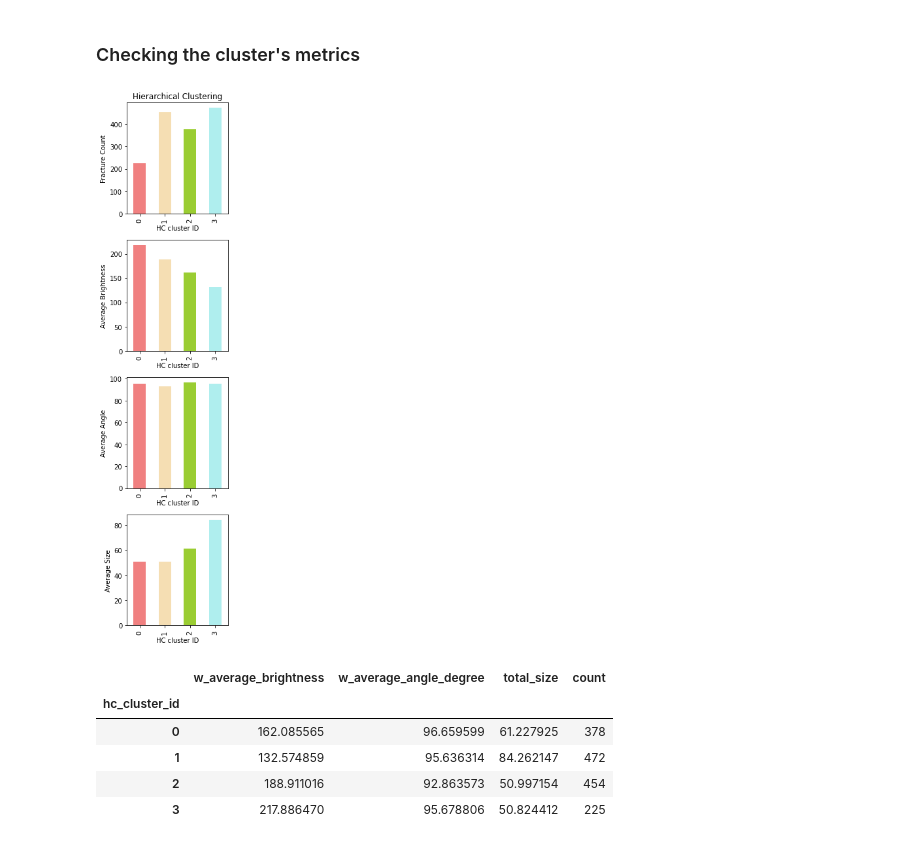
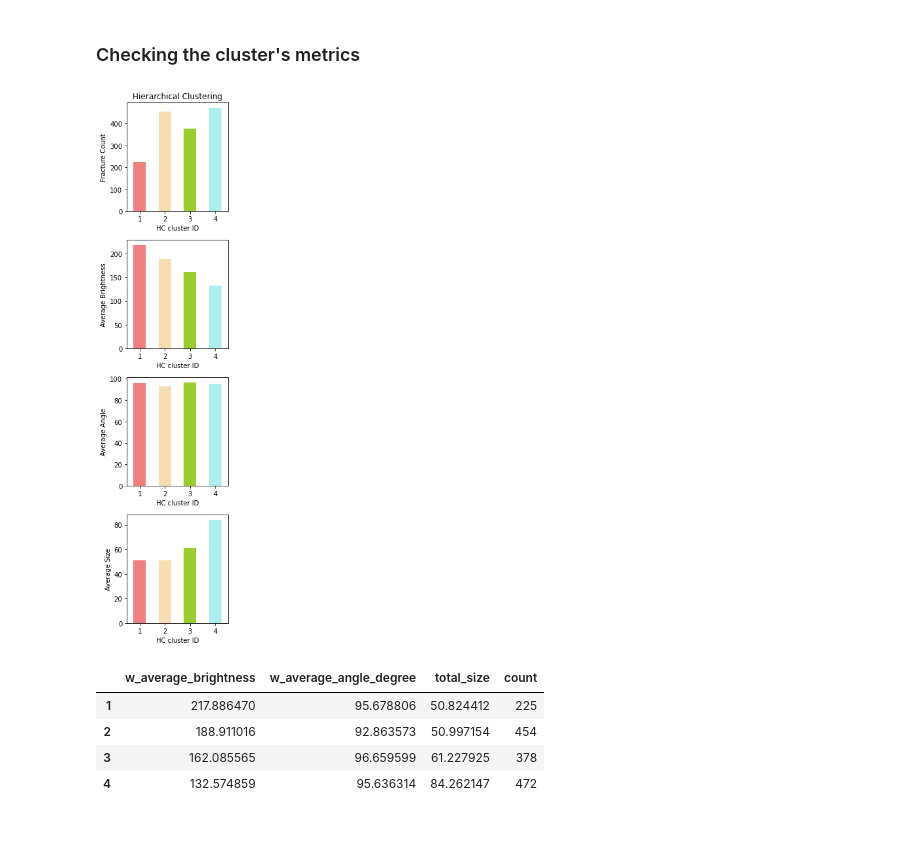
Before and after one commit to saranemustafa/bennu-fracture-analysis, a Jupyter notebook: 8_hierchichal_clustering.ipynb, the cells around one changed output. Drawn from its saved outputs; the diff is of its cells as text; code cells hidden in the pictures.

```diff
--- a/8_hierchichal_clustering.ipynb
+++ b/8_hierchichal_clustering.ipynb
@@ -280,57 +280,57 @@ plt.figure(figsize=(3, 12))
 
 order = [3, 2, 0, 1]
 
-new_cluster_ids = [0, 1, 2, 3]
+new_cluster_ids = [1, 2, 3, 4]
 
 bar_colors=['lightcoral', 'wheat', 'yellowgreen', 'paleturquoise', 'plum']
 
 plt.subplot(4, 1, 1)
 ax1 = df_fractures.groupby('hc_cluster_id')['hc_cluster_id'].count().loc[order].plot(kind='bar', color=bar_colors)
 ax1.set_title('Hierarchical Clustering')
 ax1.set_xlabel("HC cluster ID")
 ax1.set_ylabel("Fracture Count")
 # renmae cluster IDs
-ax1.set_xticklabels(new_cluster_ids)
+ax1.set_xticklabels(new_cluster_ids, rotation = 0)
 
 plt.subplot(4, 1, 2)
 ax2 = df_fractures.groupby('hc_cluster_id')['w_average_brightness'].mean().loc[order].plot(kind='bar', color=bar_colors)
 ax2.set_xlabel("HC cluster ID")
 ax2.set_ylabel("Average Brightness")
 # renmae cluster IDs
-ax2.set_xticklabels(new_cluster_ids)
+ax2.set_xticklabels(new_cluster_ids, rotation = 0)
 
 plt.subplot(4, 1, 3)
 ax3 = df_fractures.groupby('hc_cluster_id')['w_average_angle_degree'].mean().loc[order].plot(kind='bar', color=bar_colors)
 ax3.set_xlabel("HC cluster ID")
 ax3.set_ylabel("Average Angle")
 # renmae cluster IDs
-ax3.set_xticklabels(new_cluster_ids)
+ax3.set_xticklabels(new_cluster_ids, rotation = 0)
 
 plt.subplot(4, 1, 4)
 ax4 = df_fractures.groupby('hc_cluster_id')['total_size'].mean().loc[order].plot(kind='bar', color=bar_colors)
 ax4.set_xlabel("HC cluster ID")
 ax4.set_ylabel("Average Size")
 # renmae cluster IDs
-ax4.set_xticklabels(new_cluster_ids)
+ax4.set_xticklabels(new_cluster_ids, rotation = 0)
 
 plt.tight_layout()
 plt.show()
 # %% [output]
-[figure, old version]
+[figure, new version]
 # %%
-df_clusters_stats = df_fractures.groupby('hc_cluster_id')['w_average_brightness', 'w_average_angle_degree', 'total_size'].mean()
+df_clusters_stats = df_fractures.groupby('hc_cluster_id')[
+    'w_average_brightness', 'w_average_angle_degree', 'total_size'].mean().loc[order]
 
-df_clusters_stats['count'] =  df_fractures.groupby('hc_cluster_id')['hc_cluster_id'].count().to_frame()
+df_clusters_stats['count'] = df_fractures.groupby(
+    'hc_cluster_id')['hc_cluster_id'].count().loc[order]
 
 # rename cluster IDs
-# renmae cluster IDs
-df_clusters_stats.hc_cluster_id = new_cluster_ids
+df_clusters_stats.index = new_cluster_ids
 
 df_clusters_stats
 # %% [output]
 |  | w_average_brightness | w_average_angle_degree | total_size | count |
-| hc_cluster_id |  |  |  |  |
-| 0 | 162.085565 | 96.659599 | 61.227925 | 378 |
-| 1 | 132.574859 | 95.636314 | 84.262147 | 472 |
+| 1 | 217.886470 | 95.678806 | 50.824412 | 225 |
 | 2 | 188.911016 | 92.863573 | 50.997154 | 454 |
-| 3 | 217.886470 | 95.678806 | 50.824412 | 225 |
+| 3 | 162.085565 | 96.659599 | 61.227925 | 378 |
+| 4 | 132.574859 | 95.636314 | 84.262147 | 472 |
```
Also changed, not shown: 1 other file.
